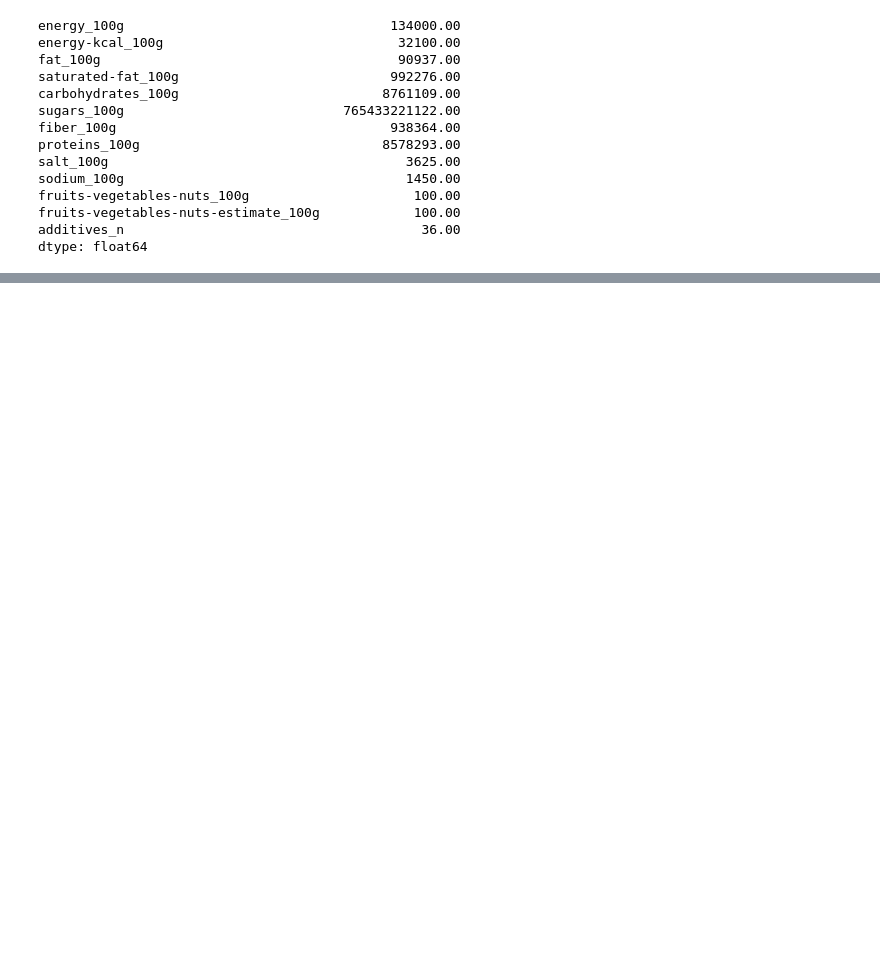
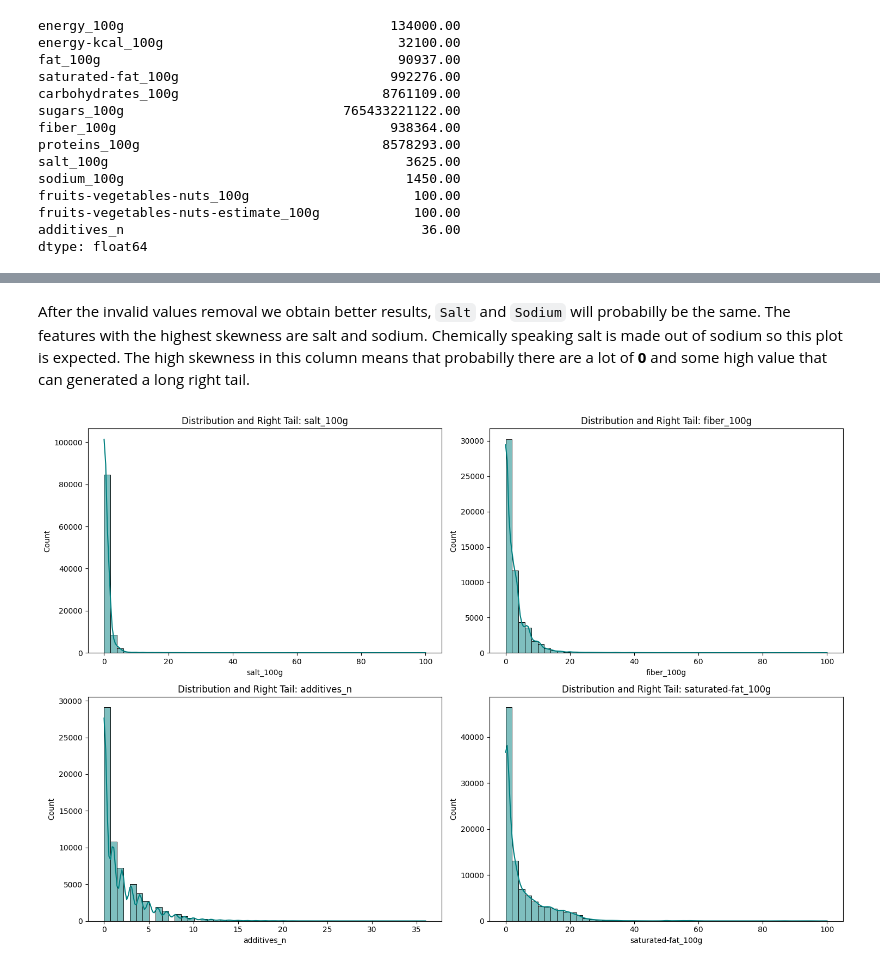
Before and after one commit to djacoo/ml-nutriscore-prediction, a Jupyter notebook: docs/notebooks/eda.ipynb, the cells around one changed output, grey strips where cells are left out. Cells and saved outputs as stored; diff of their text form; code cells hidden in the pictures; blank space fills up the shorter version.

```diff
--- a/docs/notebooks/eda.ipynb
+++ b/docs/notebooks/eda.ipynb
@@ -104,0 +161,32 @@ dtype: float64
+# %% [markdown]
+After the invalid values removal we obtain better results, `Salt` and `Sodium` will probabilly be the same. The features with the highest skewness are salt and sodium.
+Chemically speaking salt is made out of sodium so this plot is expected. The high skewness in this column means that probabilly there are a lot of **0** and some high value that can
+generated a long right tail.
+# %%
+features = ['salt_100g', 'fiber_100g', 'additives_n', 'saturated-fat_100g']
+fig, axes = plt.subplots(2, 2, figsize=(15, 10))  # Increased height for better plot visibility
+axes = axes.flatten()  # Make sure axes is a flat array
+
+for i, col in enumerate(features):
+    if col in df.columns:
+        sns.histplot(
+            data=df,
+            x=col,
+            kde=True,
+            bins=50,
+            color='teal',
+            ax=axes[i],
+            edgecolor='black'
+        )
+        axes[i].set_title(f'Distribution and Right Tail: {col}')
+    else:
+        axes[i].set_visible(False)  # Hide unused axes if col is missing
+
+# If less features than axes, hide the rest
+for j in range(len(features), len(axes)):
+    axes[j].set_visible(False)
+
+plt.tight_layout()
+plt.show()
+# %% [output]
+[figure, added]
```
Also changed, not shown: parts of 26 cells of this notebook, 2 other files.
